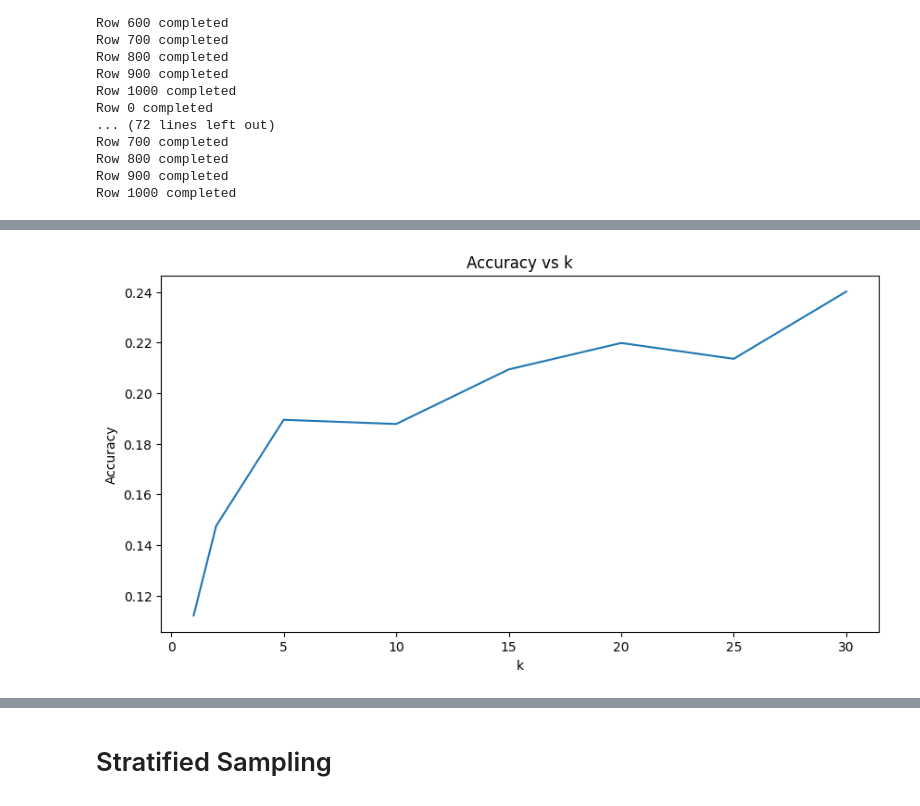
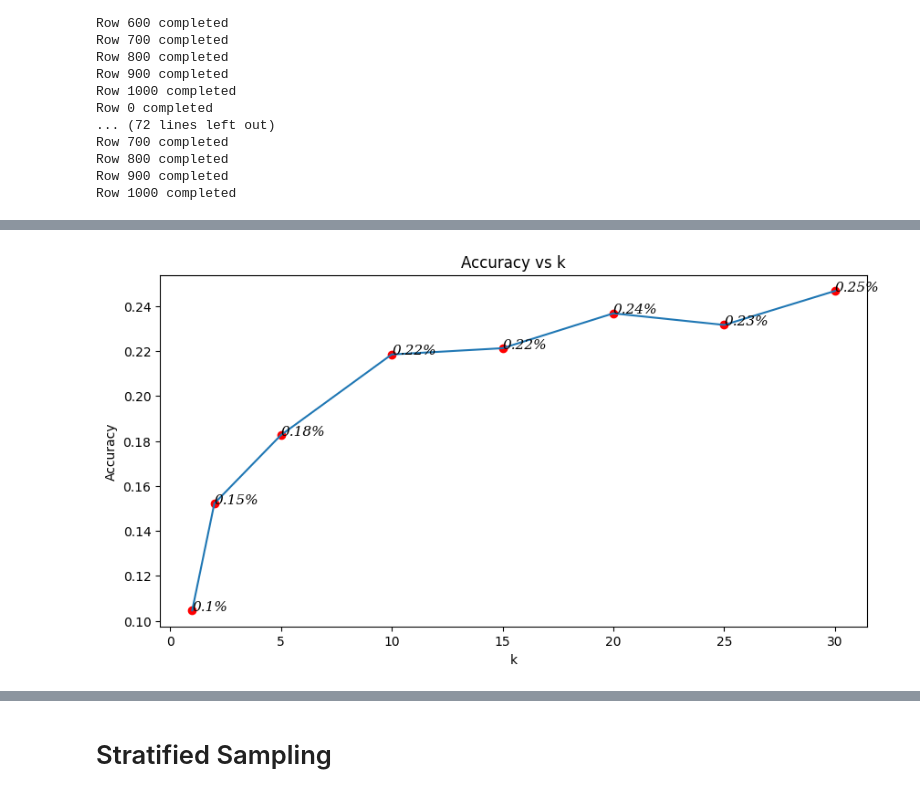
Before and after one commit to Hit2737/CS328_Intro_to_Data_Science_Project, a Jupyter notebook: file1.ipynb, the cells around one changed output, grey strips where cells are left out. Cells and saved outputs as stored; diff of their text form; code cells hidden in the pictures.

```diff
--- a/file1.ipynb
+++ b/file1.ipynb
@@ -78,9 +76,8 @@ Loading the Image Matrix for Factorization
 # %%
 def load_image(infilename, size=None):
     img = Image.open(infilename)
-    img.load()
+    img = img.convert('L')
     img = img.resize(size)
-    img = img.convert('L')
     data = np.asarray(img, dtype="int32")
     return data
 # %%
@@ -200,9 +191,8 @@ def Random_Sampling(col_iter: zip, k: int, total_cols: int):
     col_iter: Iterator of columns of the matrix
     k: Number of columns to be sampled
     """
-    import random
     A = []
-    col_num = sorted(random.sample(range(0,total_cols),k))
+    col_num = sorted(np.random.choice(total_cols, k, replace=False))
 
     for i, col in enumerate(col_iter):
         if i in col_num:
@@ -292,11 +271,14 @@ Acc
 # %%
 plt.figure(figsize=(10,5))
 plt.plot(ks, Acc)
+plt.scatter(ks, Acc, color='red', marker='o')
+for i in range(len(ks)):
+    plt.text(ks[i], Acc[i], f'{round(Acc[i],2)}%', fontdict={'color':'black','size':11,'family':'serif','style':'italic','stretch':'normal','variant':'normal','wrap':True})
 plt.xlabel('k')
 plt.ylabel('Accuracy')
 plt.title('Accuracy vs k')
 plt.show()
 # %% [output]
-[figure, old version]
+[figure, new version]
 # %%
 A_pred_30 = W_H[7][0] @ W_H[7][1]
```
Also changed, not shown: parts of 20 cells of this notebook.
